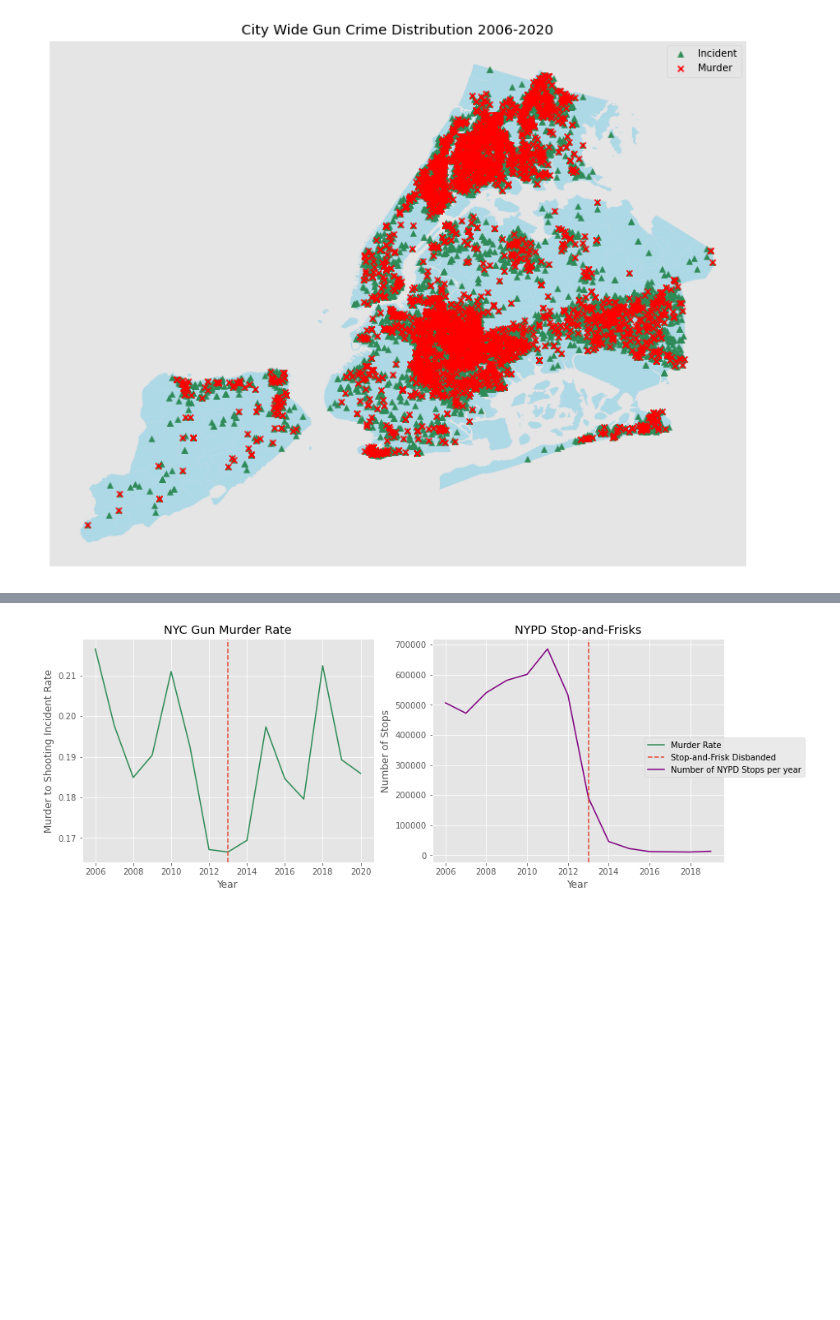
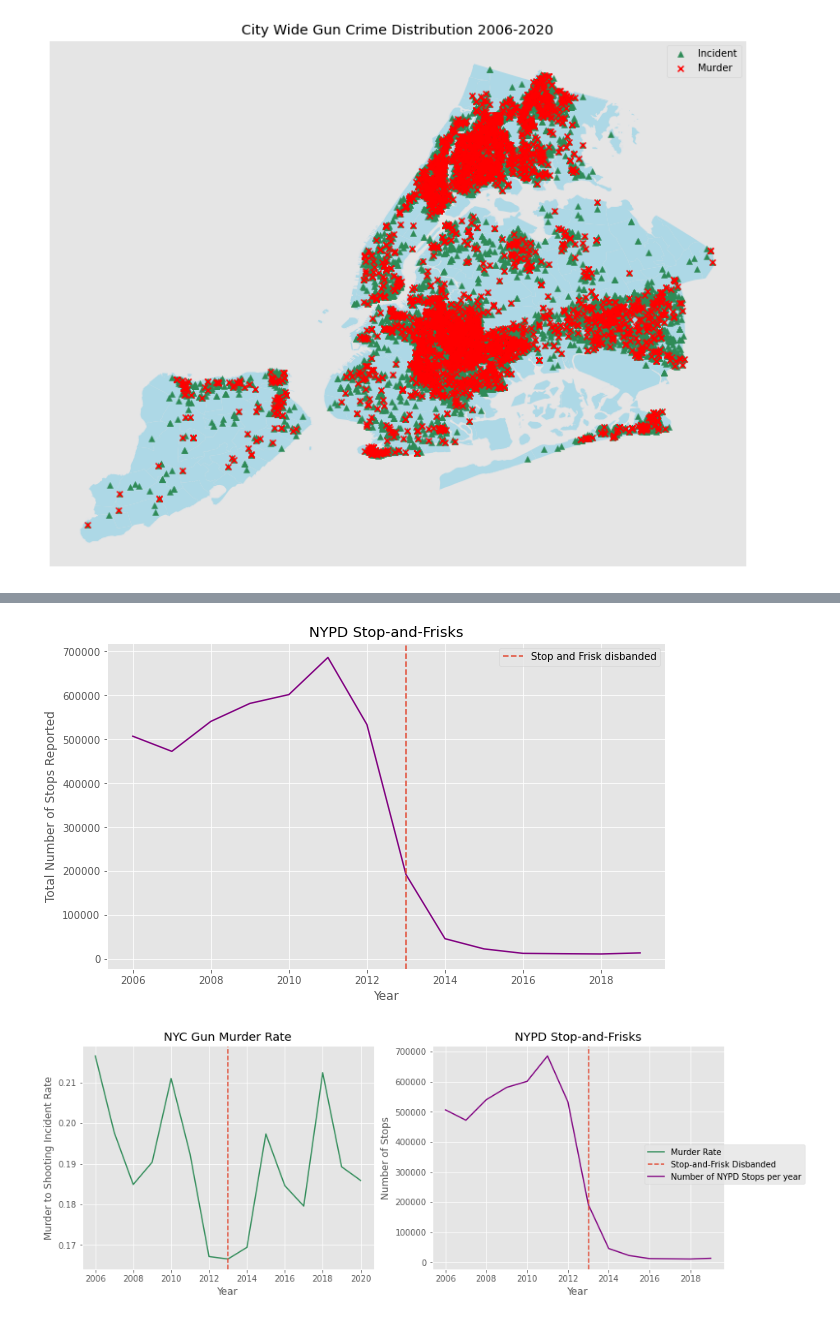
Before and after one commit to sashasabater/nyc-gun-violence, a Jupyter notebook: notebooks/EDA_STATS.ipynb, the cells around one changed output, grey strips where cells are left out. Saved outputs shown, nothing was run; the diff lists cells and outputs as text; code cells hidden in the pictures; blank space fills up the shorter version.

```diff
--- a/notebooks/EDA_STATS.ipynb
+++ b/notebooks/EDA_STATS.ipynb
@@ -146,6 +146,17 @@ yearly = pd.DataFrame(murder_rate, columns = ['murder_rate'])
 # %%
 yearly['total_deaths'] = total_deaths_by_year
 yearly['total_incidents_by_year'] = total_incidents_by_year
+# %%
+fig, ax = plt.subplots(figsize=(10, 6))
+ax.plot(stops.index, stops, color = 'purple')
+ax.set_title('NYPD Stop-and-Frisks')
+ax.set_ylabel('Total Number of Stops Reported')
+ax.set_xlabel('Year')
+ax.axvline(2013, linestyle = '--', label='Stop and Frisk disbanded')
+ax.legend()
+plt.savefig('../images/stops.png');
+# %% [output]
+[figure, added]
 # %%
 fig, axs = plt.subplots(1,2, figsize=(14, 5))
 axs[0].plot(yearly.index, yearly.murder_rate, color='seagreen', label='Murder Rate')
```
Also changed, not shown: parts of 54 cells of this notebook, 2 other files.
